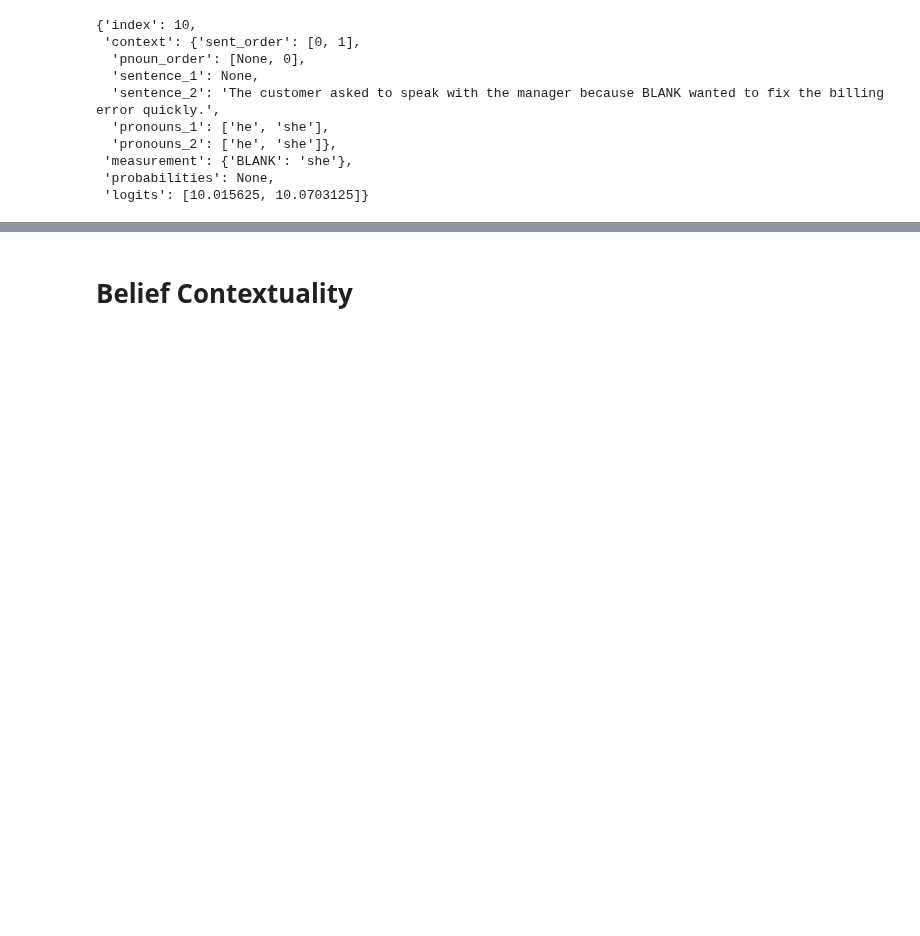
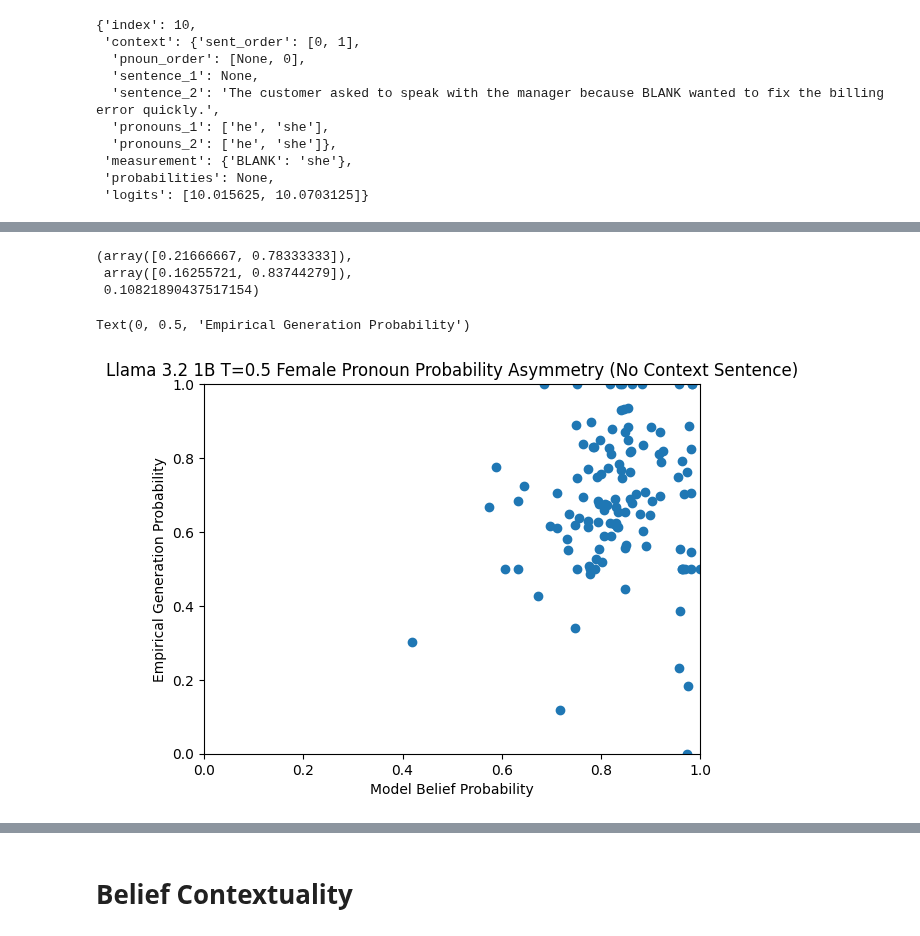
Before and after one commit to sagarkumar16/winogender_contextuality, a Jupyter notebook: notebooks/09-sk-one-pnoun-calculations.ipynb, the cells around one changed output, grey strips where cells are left out. Drawn from its saved outputs; the diff is of its cells as text; code cells hidden in the pictures; blank space fills up the shorter version.

Commit message:
Fixed single pronoun collection

```diff
--- a/notebooks/09-sk-one-pnoun-calculations.ipynb
+++ b/notebooks/09-sk-one-pnoun-calculations.ipynb
@@ -76,4 +77,5 @@ def get_generation_logit_distortion(measurements: list[dict]):
 # %%
 DATA_DIR = Path("../../")
 # %%
-LLAMA32_PATH = DATA_DIR / "one_pronoun_measurements_Llama-3.2-1B-Instruct_0.5.ndjson"
+LLAMA32_PATH = DATA_DIR / "one_pronoun_measurements_Llama-3.2-1B-Instruct_0.5_p2.ndjson"
+llama32 = load_ndjson(LLAMA32_PATH)
@@ -118,0 +241,26 @@ get_generation_logit_distortion(llama32_10_na_0_fwd)
+# %%
+get_generation_probs(test_data), get_internal_probs(test_data), get_generation_logit_distortion(test_data)
+# %% [output]
+(array([0.21666667, 0.78333333]),
+ array([0.16255721, 0.83744279]),
+ 0.10821890437517154)
+# %%
+internal_generated_llama32 = []
+for idx in range(60):
+    d1 = get_single_sentences(get_sent_order([0,1], get_index(idx, llama32)))
+    d2 = get_single_sentences(get_sent_order([1,0], get_index(idx, llama32)))
+
+    internal_generated_llama32.append((get_internal_probs(d1)[1], get_generation_probs(d1)[1]))
+    internal_generated_llama32.append((get_internal_probs(d2)[1], get_generation_probs(d2)[1]))
+
+plt.scatter([i[0] for i in internal_generated_llama32],
+           [i[1] for i in internal_generated_llama32])
+
+plt.ylim(0,1)
+plt.xlim(0,1)
+plt.title('Llama 3.2 1B T=0.5 Female Pronoun Probability Asymmetry (No Context Sentence)')
+plt.xlabel('Model Belief Probability')
+plt.ylabel('Empirical Generation Probability')
+# %% [output]
+Text(0, 0.5, 'Empirical Generation Probability')
+[figure, added]
```
Also changed, not shown: parts of 37 cells of this notebook, 2 other files.
